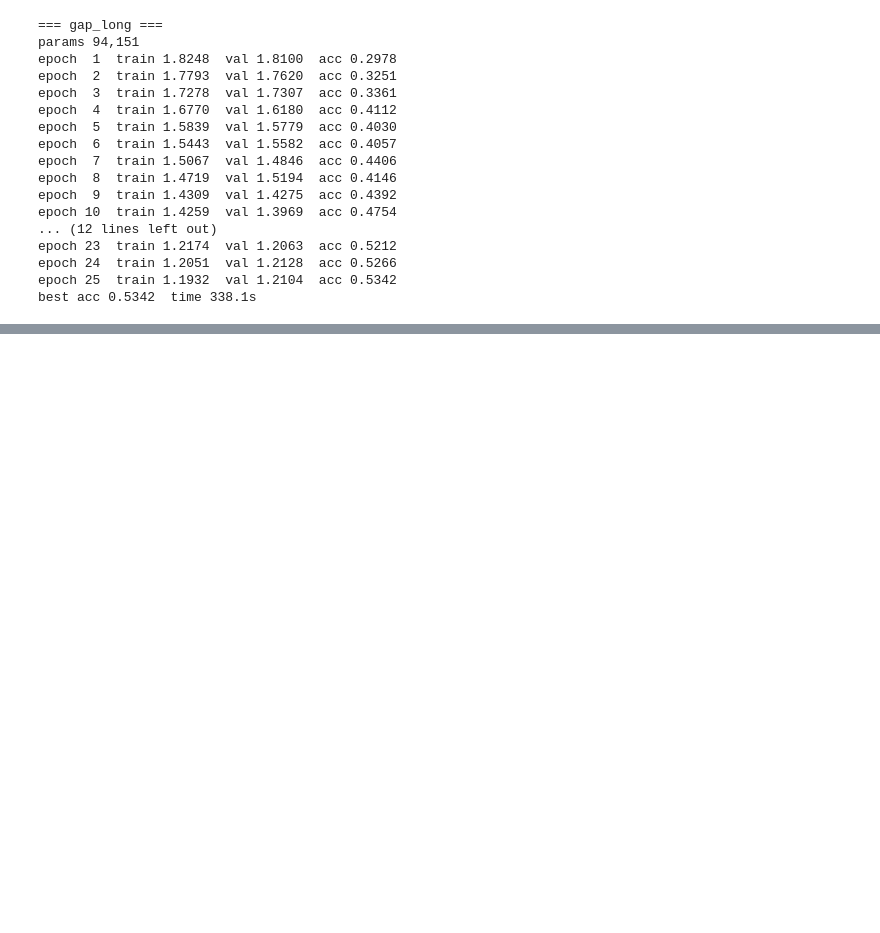
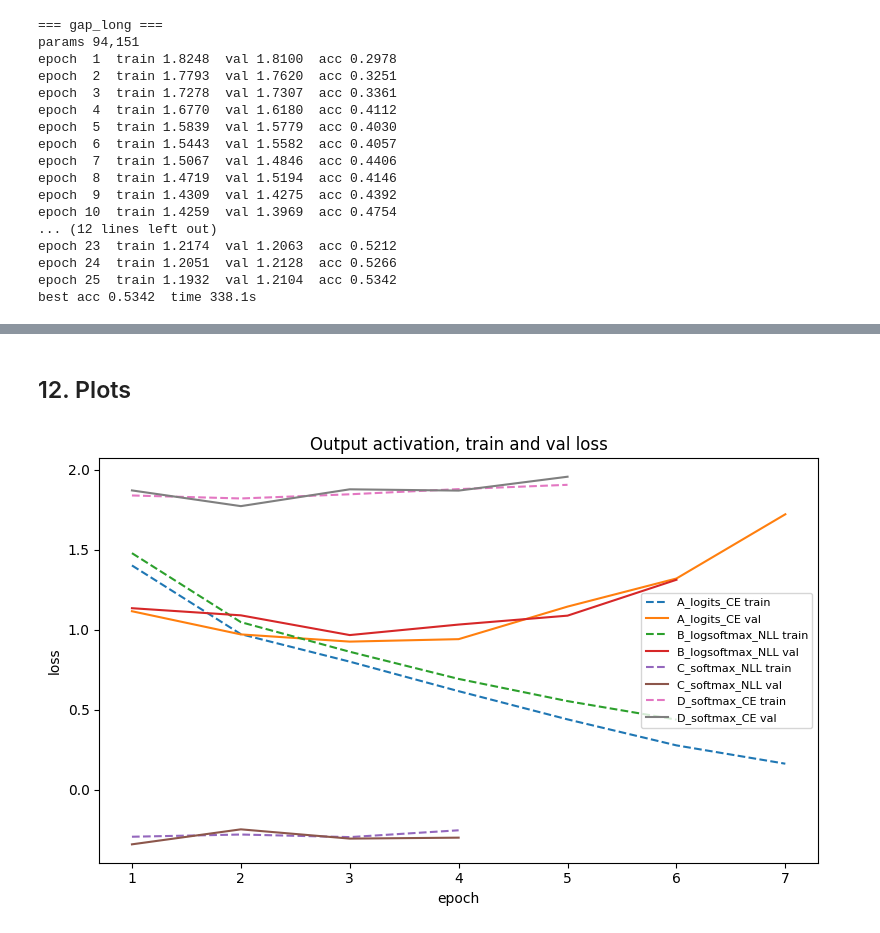
Before and after one commit to iav2002/AppliedDeepLearning, a Jupyter notebook: Part2_6_InvestigationClassification.ipynb, the cells around one changed output, grey strips where cells are left out. Cells and saved outputs as stored; diff of their text form; code cells hidden in the pictures; blank space fills up the shorter version.

```diff
--- a/Part2_6_InvestigationClassification.ipynb
+++ b/Part2_6_InvestigationClassification.ipynb
@@ -328,0 +366,19 @@ best acc 0.5342  time 338.1s
+# %%
+results_fc = {}
+loss_fn = nn.CrossEntropyLoss()
+
+for n_fc in [1, 2, 3]:
+    name = f"gap_{n_fc}fc"
+    print(f"\n=== {name} ===")
+    t0 = time.time()
+
+    model = GAPFCNet(n_fc=n_fc).to(device)
+    n_params = sum(p.numel() for p in model.parameters())
+    print(f"params {n_params:,}")
+
+    out = run_variant(model, train_loader, val_loader, loss_fn,
+                      max_epochs=25, patience=5)
+    out["time"] = time.time() - t0
+    out["n_params"] = n_params
+    results_fc[name] = out
+    print(f"best acc {out['best_acc']:.4f}  time {out['time']:.1f}s")
@@ -328,0 +403,19 @@ best acc 0.5342  time 338.1s
+# %% [markdown]
+## 12. Plots
+# %%
+import matplotlib.pyplot as plt
+
+# output activation, train and val loss for all four variants
+fig, ax = plt.subplots(figsize=(8, 5))
+for name, r in results_act.items():
+    epochs = range(1, len(r["history"]["train_loss"]) + 1)
+    ax.plot(epochs, r["history"]["train_loss"], "--", label=f"{name} train")
+    ax.plot(epochs, r["history"]["val_loss"], "-",  label=f"{name} val")
+ax.set_xlabel("epoch")
+ax.set_ylabel("loss")
+ax.set_title("Output activation, train and val loss")
+ax.legend(fontsize=8)
+plt.tight_layout()
+plt.show()
+# %% [output]
+[figure, added]
```
Also changed, not shown: parts of 6 cells of this notebook.
